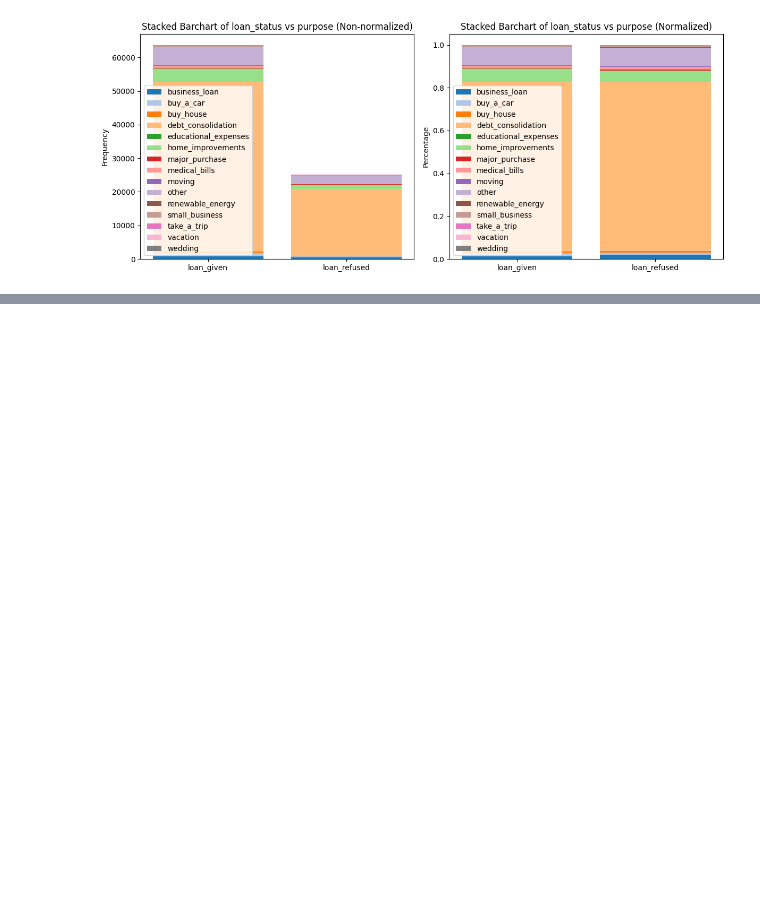
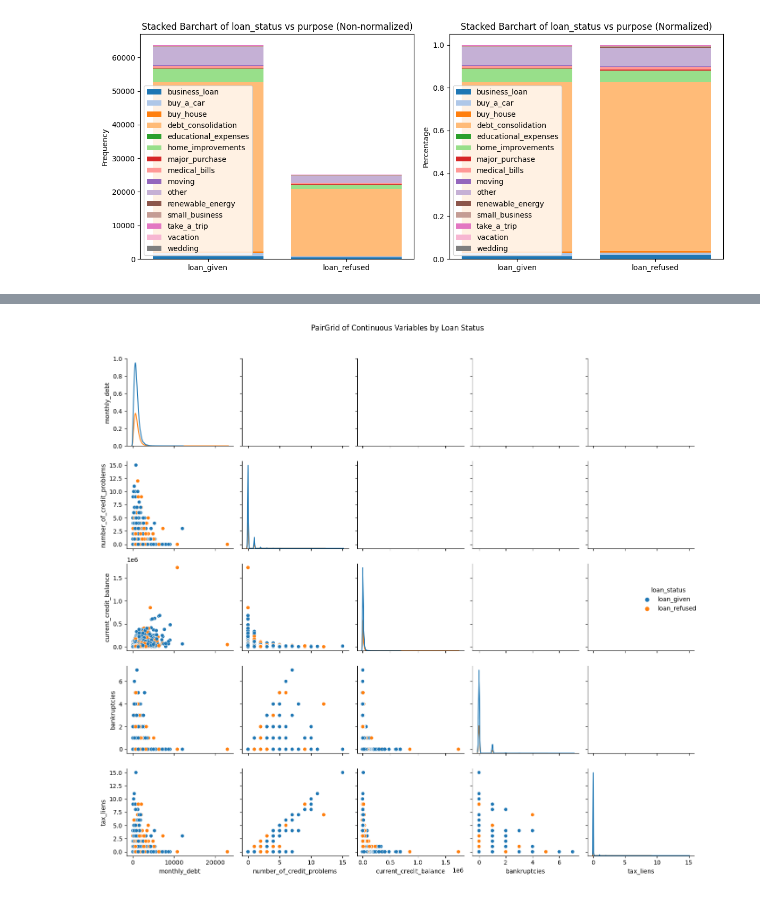
Before and after one commit to nugroho1234/loan-classification-h20-xgboost, a Jupyter notebook: Loan Classification Notebook.ipynb, the cells around one changed output, grey strips where cells are left out. Saved outputs shown, nothing was run; the diff lists cells and outputs as text; code cells hidden in the pictures; blank space fills up the shorter version.

```diff
--- a/Loan Classification Notebook.ipynb
+++ b/Loan Classification Notebook.ipynb
@@ -937,0 +990,13 @@ normalized_table_purpose
+# %%
+continuous_vars = ['monthly_debt','number_of_credit_problems', 'current_credit_balance', 'bankruptcies', 'tax_liens']
+
+# Create a pair grid with loan_status as hue
+g = sns.PairGrid(df_agg, vars=continuous_vars, hue='loan_status', diag_sharey=False)
+g.map_lower(sns.scatterplot)
+g.map_diag(sns.kdeplot)
+g.add_legend()
+plt.suptitle("PairGrid of Continuous Variables by Loan Status", y=1.02)
+plt.tight_layout()
+plt.show();
+# %% [output]
+[figure, added]
```
Also changed, not shown: parts of 10 cells of this notebook.
